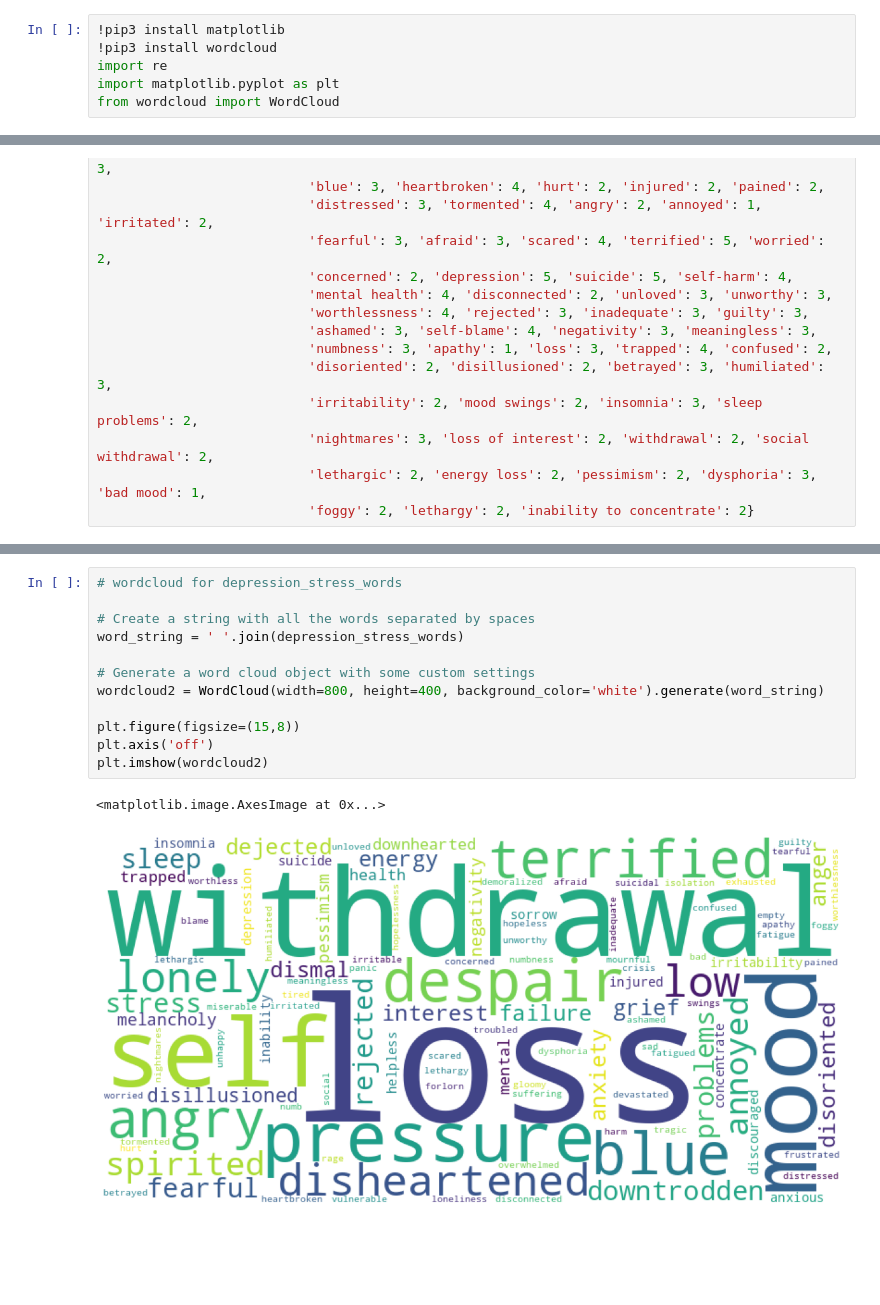
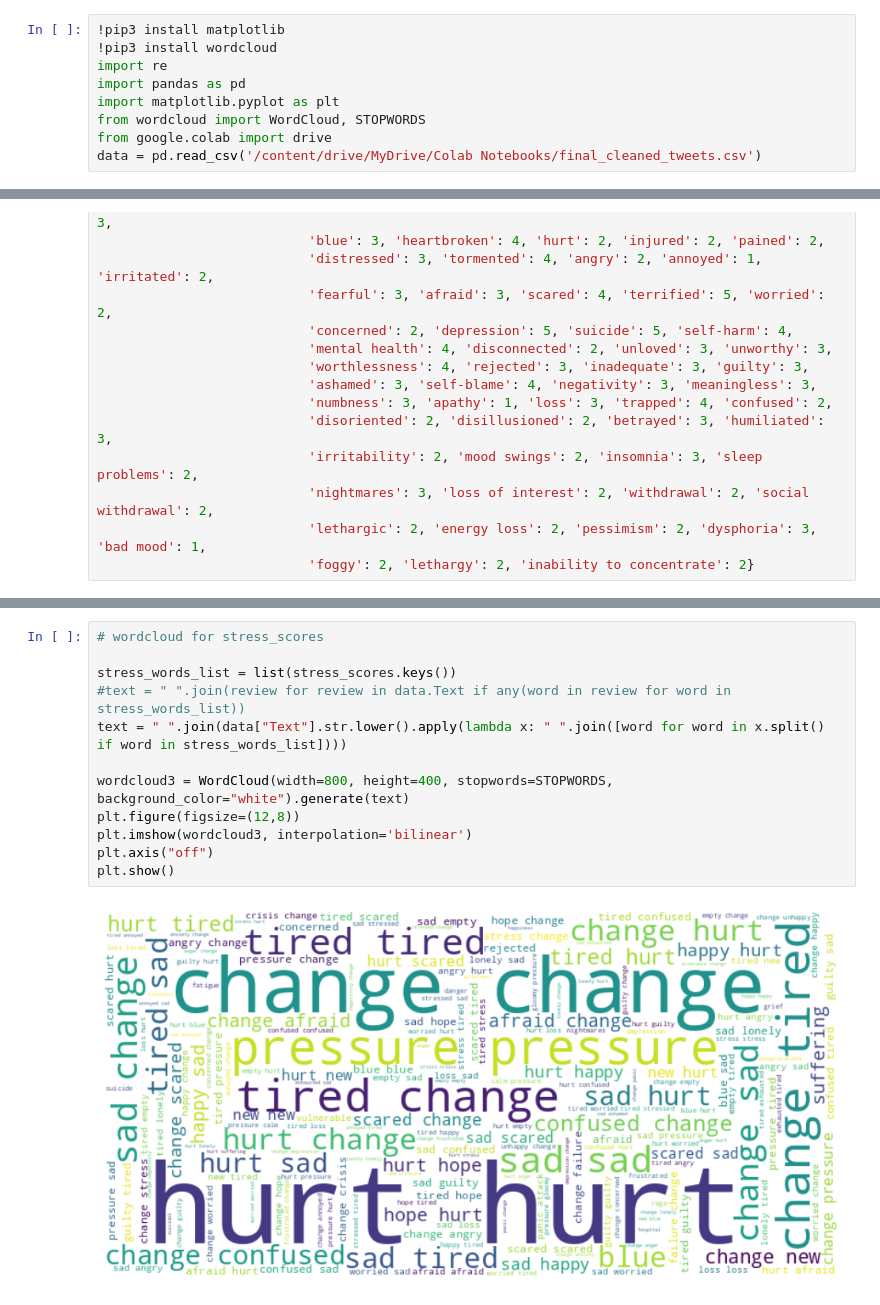
Before and after one commit to Chrisiscool3/LSDMSpring23, a Jupyter notebook: wordcloud.ipynb, the cells around one changed output, grey strips where cells are left out. Saved outputs shown, nothing was run; the diff lists cells and outputs as text; blank space fills up the shorter version.

Commit message:
Add files via upload
updated word cloud in order to use the final_tweets csv and show words founds only from our stress_scores and depression_stress_words in the word cloud

```diff
--- a/wordcloud.ipynb
+++ b/wordcloud.ipynb
@@ -2,8 +2,11 @@
 !pip3 install matplotlib
 !pip3 install wordcloud
 import re
+import pandas as pd
 import matplotlib.pyplot as plt
-from wordcloud import WordCloud
+from wordcloud import WordCloud, STOPWORDS
+from google.colab import drive
+data = pd.read_csv('/content/drive/MyDrive/Colab Notebooks/final_cleaned_tweets.csv')
 # %% [output]
 Looking in indexes: https://pypi.org/simple, https://us-python.pkg.dev/colab-wheels/public/simple/
 Requirement already satisfied: matplotlib in /usr/local/lib/python3.10/dist-packages (3.7.1)
@@ -98,15 +91,14 @@ plt.imshow(wordcloud)
-# %%
-# wordcloud for depression_stress_words
-
-# Create a string with all the words separated by spaces
-word_string = ' '.join(depression_stress_words)
-
-# Generate a word cloud object with some custom settings
-wordcloud2 = WordCloud(width=800, height=400, background_color='white').generate(word_string)
-
-plt.figure(figsize=(15,8))
-plt.axis('off')
-plt.imshow(wordcloud2)
-# %% [output]
-<matplotlib.image.AxesImage at 0x...>
-[figure, removed]
+# %%
+# wordcloud for stress_scores
+
+stress_words_list = list(stress_scores.keys())
+#text = " ".join(review for review in data.Text if any(word in review for word in stress_words_list))
+text = " ".join(data["Text"].str.lower().apply(lambda x: " ".join([word for word in x.split() if word in stress_words_list])))
+
+wordcloud3 = WordCloud(width=800, height=400, stopwords=STOPWORDS, background_color="white").generate(text)
+plt.figure(figsize=(12,8))
+plt.imshow(wordcloud3, interpolation='bilinear')
+plt.axis("off")
+plt.show()
+# %% [output]
+[figure, added]
```
Also changed, not shown: parts of 3 cells of this notebook.
